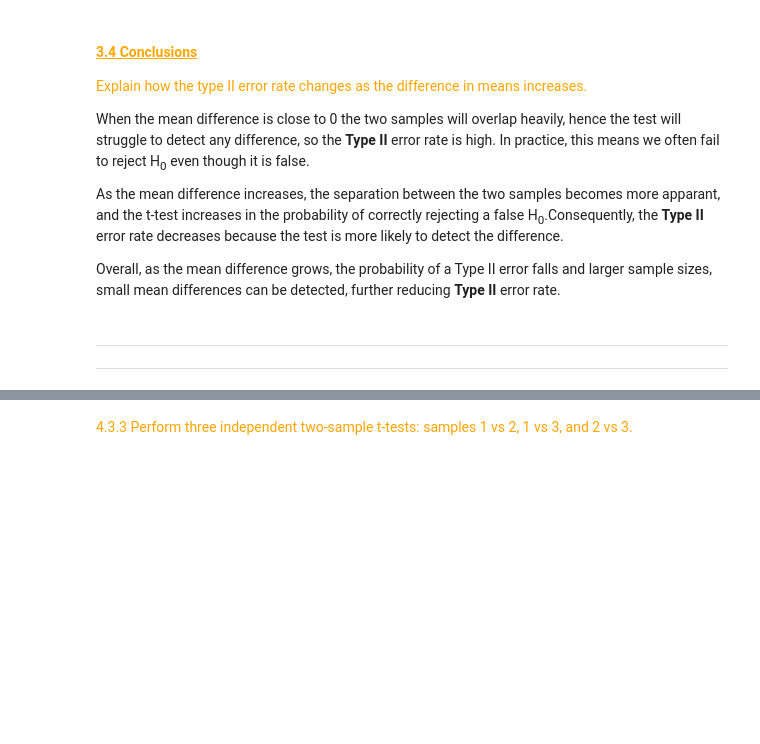
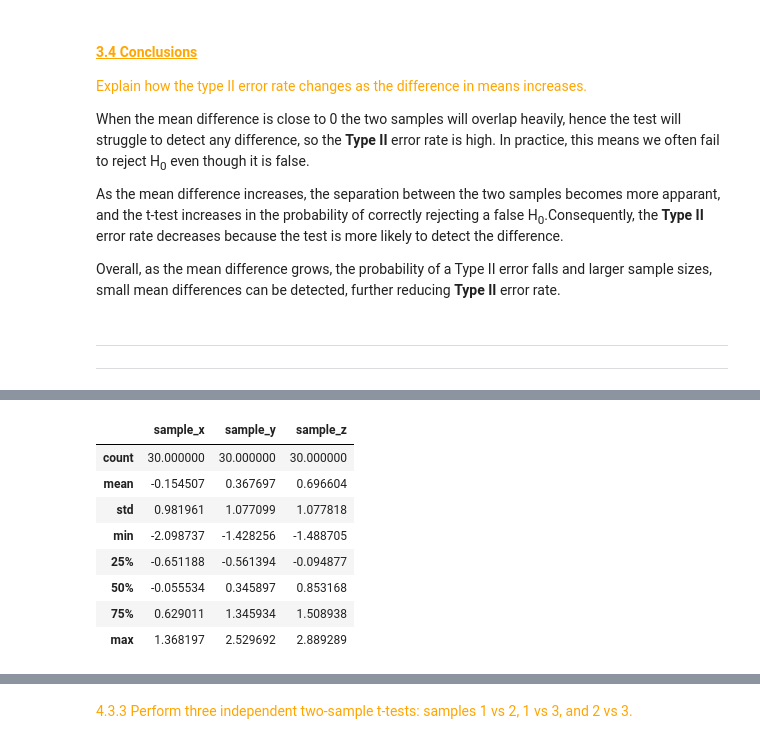
Before and after one commit to Laura6826/applied-statistics-8651, a Jupyter notebook: problems.ipynb, the cells around one changed output, grey strips where cells are left out. Drawn from its saved outputs; the diff is of its cells as text; code cells hidden in the pictures; blank space fills up the shorter version.

```diff
--- a/problems.ipynb
+++ b/problems.ipynb
@@ -1148,0 +1368,18 @@ Write a short note on why ANOVA is preferred over running several t-tests.
+# %%
+# Create a DataFrame from the samples
+# Each sample becomes a column in the DataFrame
+df = pd.DataFrame({"sample_x": sample_x, "sample_y": sample_y,"sample_z": sample_z})
+
+# Apply .describe() to all columns
+# Reference: https://pandas.pydata.org/docs/reference/api/pandas.DataFrame.describe.html
+df.describe()
+# %% [output]
+|  | sample_x | sample_y | sample_z |
+| count | 30.000000 | 30.000000 | 30.000000 |
+| mean | -0.154507 | 0.367697 | 0.696604 |
+| std | 0.981961 | 1.077099 | 1.077818 |
+| min | -2.098737 | -1.428256 | -1.488705 |
+| 25% | -0.651188 | -0.561394 | -0.094877 |
+| 50% | -0.055534 | 0.345897 | 0.853168 |
+| 75% | 0.629011 | 1.345934 | 1.508938 |
+| max | 1.368197 | 2.529692 | 2.889289 |
```
Also changed, not shown: parts of 32 cells of this notebook.
